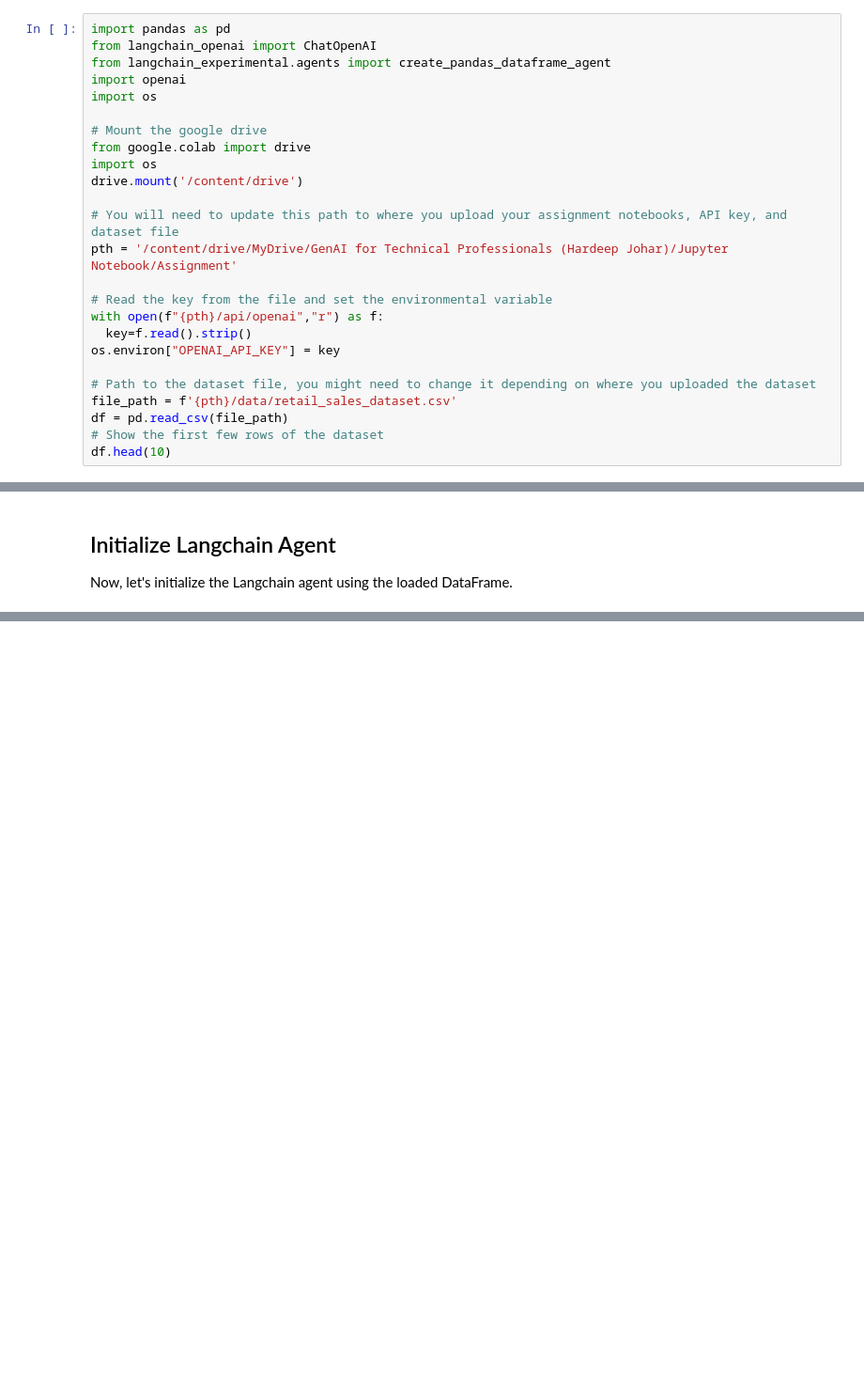
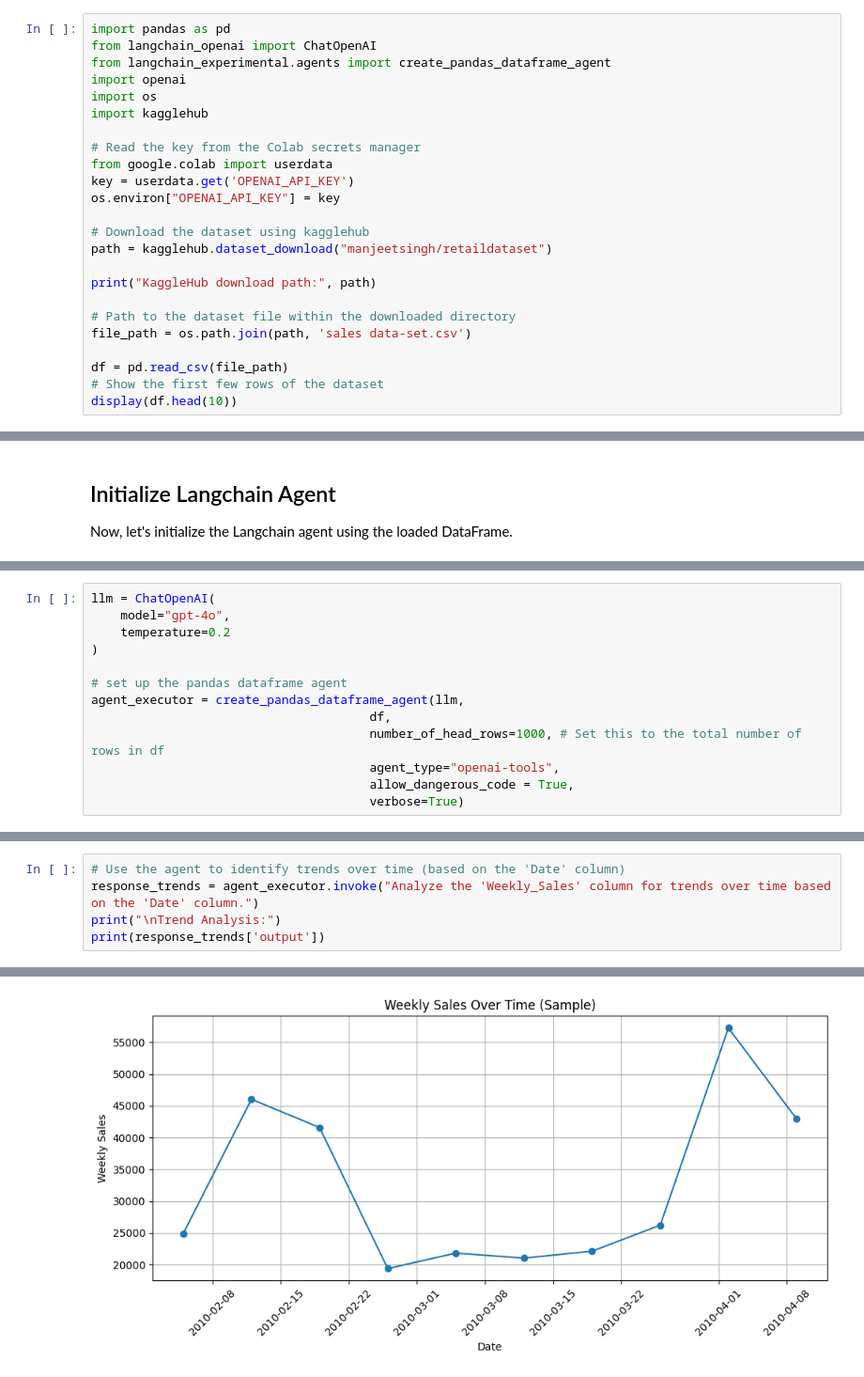
Before and after one commit to Nivi23-ammu/Open-Repository, a Jupyter notebook: M2_Assignment_Data_Analysis_with_LLM.ipynb, the cells around one changed output, grey strips where cells are left out. Shown at 94% size. Drawn from its saved outputs; the diff is of its cells as text; blank space fills up the shorter version.

Commit message:
Created using Colab M2_Assignment_Data_Analysis_with_LLM

```diff
--- a/M2_Assignment_Data_Analysis_with_LLM.ipynb
+++ b/M2_Assignment_Data_Analysis_with_LLM.ipynb
@@ -19,23 +19,22 @@ from langchain_openai import ChatOpenAI
 from langchain_experimental.agents import create_pandas_dataframe_agent
 import openai
 import os
+import kagglehub
 
-# Mount the google drive
-from google.colab import drive
-import os
-drive.mount('/content/drive')
-
-# You will need to update this path to where you upload your assignment notebooks, API key, and dataset file
-pth = '/content/drive/MyDrive/GenAI for Technical Professionals (Hardeep Johar)/Jupyter Notebook/Assignment'
-
-# Read the key from the file and set the environmental variable
-with open(f"{pth}/api/openai","r") as f:
-  key=f.read().strip()
+# Read the key from the Colab secrets manager
+from google.colab import userdata
+key = userdata.get('OPENAI_API_KEY')
 os.environ["OPENAI_API_KEY"] = key
 
-# Path to the dataset file, you might need to change it depending on where you uploaded the dataset
-file_path = f'{pth}/data/retail_sales_dataset.csv'
+# Download the dataset using kagglehub
+path = kagglehub.dataset_download("manjeetsingh/retaildataset")
+
+print("KaggleHub download path:", path)
+
+# Path to the dataset file within the downloaded directory
+file_path = os.path.join(path, 'sales data-set.csv')
+
 df = pd.read_csv(file_path)
 # Show the first few rows of the dataset
-df.head(10)
+display(df.head(10))
 # %% [output]
@@ -70,0 +56,13 @@ SecretNotFoundError: Secret OPENAI_API_KEY does not exist.
+# %%
+llm = ChatOpenAI(
+    model="gpt-4o",
+    temperature=0.2
+)
+
+# set up the pandas dataframe agent
+agent_executor = create_pandas_dataframe_agent(llm,
+                                      df,
+                                      number_of_head_rows=1000, # Set this to the total number of rows in df
+                                      agent_type="openai-tools",
+                                      allow_dangerous_code = True,
+                                      verbose=True)
@@ -70,0 +125,6 @@ SecretNotFoundError: Secret OPENAI_API_KEY does not exist.
+# %%
+# Use the agent to identify trends over time (based on the 'Date' column)
+response_trends = agent_executor.invoke("Analyze the 'Weekly_Sales' column for trends over time based on the 'Date' column.")
+print("\nTrend Analysis:")
+print(response_trends['output'])
+# %% [output]
@@ -70,0 +143 @@ SecretNotFoundError: Secret OPENAI_API_KEY does not exist.
+[figure, added]
```
Also changed, not shown: parts of 118 cells of this notebook.
